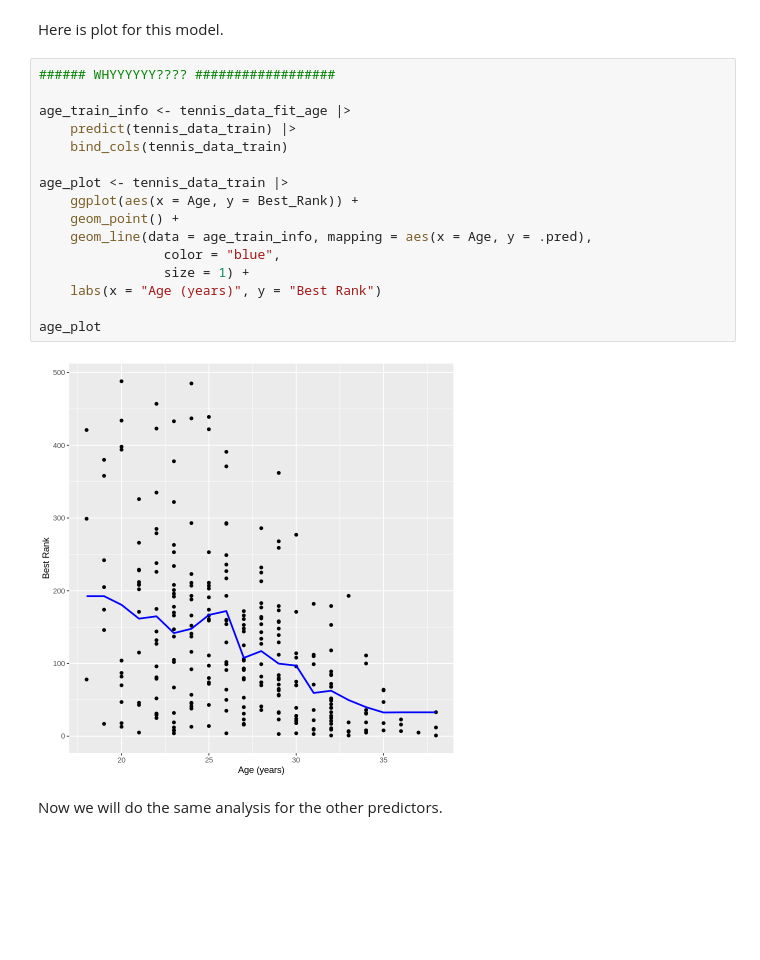
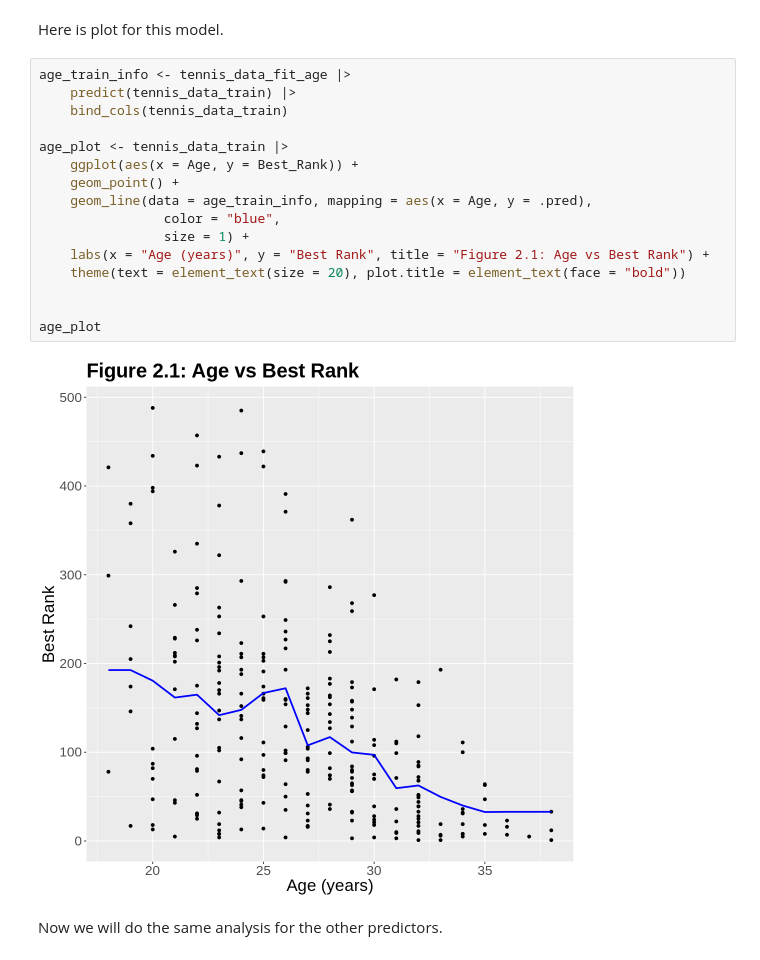
Before and after one commit to chaeyoonchang/dsci-100-group-007-33, a Jupyter notebook: report.ipynb, the cells around one changed output. Cells and saved outputs as stored; diff of their text form; blank space fills up the shorter version.

```diff
--- a/report.ipynb
+++ b/report.ipynb
@@ -362,23 +409,23 @@ The RMSPE of the model with the age predictor is 85.
 # %% [markdown]
 Here is plot for this model.
 # %%
-###### WHYYYYYY???? ##################
-
 age_train_info <- tennis_data_fit_age |>
     predict(tennis_data_train) |>
     bind_cols(tennis_data_train)
 
 age_plot <- tennis_data_train |>
     ggplot(aes(x = Age, y = Best_Rank)) +
     geom_point() +
     geom_line(data = age_train_info, mapping = aes(x = Age, y = .pred),
                 color = "blue",
                 size = 1) +
-    labs(x = "Age (years)", y = "Best Rank")
+    labs(x = "Age (years)", y = "Best Rank", title = "Figure 2.1: Age vs Best Rank") +
+    theme(text = element_text(size = 20), plot.title = element_text(face = "bold"))
+
 
 age_plot
 # %% [output]
-[figure, old version]
+[figure, new version]
 # %% [markdown]
 Now we will do the same analysis for the other predictors.
 # %% [markdown]
```
Also changed, not shown: parts of 23 cells of this notebook.
